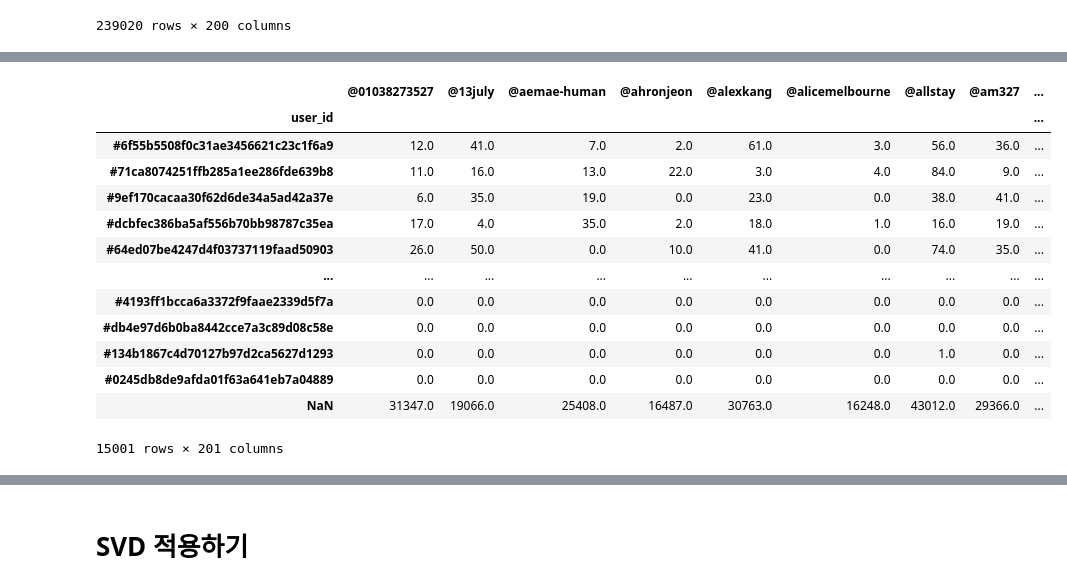
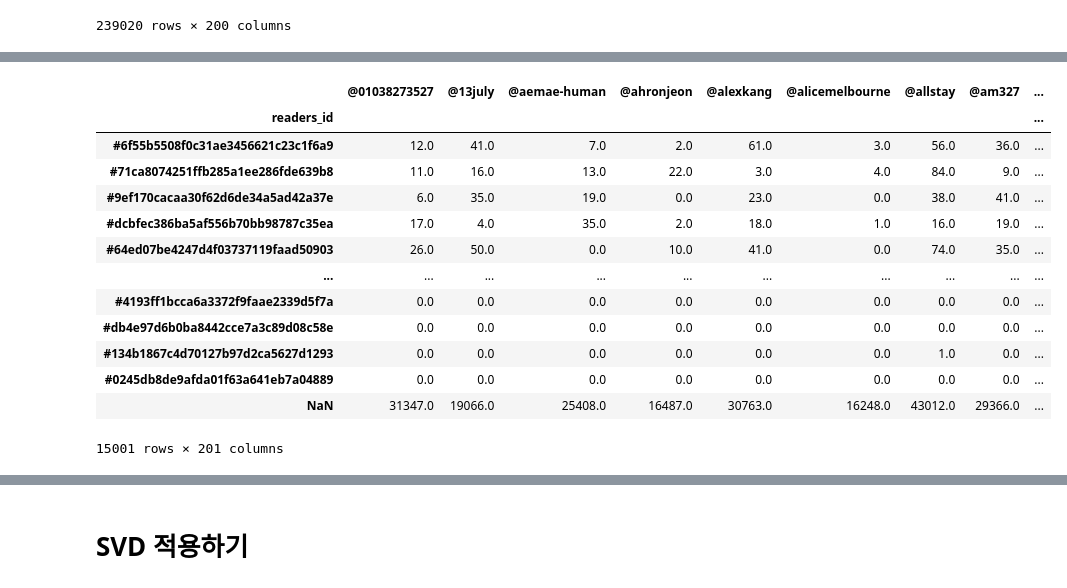
Before and after one commit to dss-14th/ml-repo-4, a Jupyter notebook: Brunch_recommendation_SVD.ipynb, the cells around one changed output, grey strips where cells are left out. Cells and saved outputs as stored; diff of their text form; code cells hidden in the pictures.

```diff
--- a/Brunch_recommendation_SVD.ipynb
+++ b/Brunch_recommendation_SVD.ipynb
@@ -299,6 +138,6 @@ user_id_df
 | 14999 | #0245db8de9afda01f63a641eb7a04889 | 24 |
 15000 rows × 2 columns
 # %%
-user_id_ls = user_id_df.drop('author_id', axis=1)
-user_id_ls
+readers_id_ls = user_id_df.drop('author_id', axis=1)
+readers_id_ls
 # %% [output]
@@ -335,7 +174,7 @@ Index(['dt', 'hr', 'user_id', 'article_id', 'article_number', 'author_id',
 # %% [markdown]
 ## 작가 * 독자 pivot 만들기
 # %%
-df_pivot = read_top_200.pivot_table(values='article_number', index=['user_id'], columns='author_id', aggfunc='count')
+df_pivot = read_top_200.pivot_table(values='article_number', index=['readers_id'], columns='author_id', aggfunc='count')
 # %%
 df2 = pd.concat([df_pivot, df_author], axis=0)
 # %%
@@ -358,6 +197,6 @@ df2
 df3 = pd.concat([df2, df_reader], axis=1)
 # %%
 df3.reset_index(inplace=True)
-df3.rename(columns={'index':'user_id'}, inplace=True)
+df3.rename(columns={'index':'readers_id'}, inplace=True)
 df3
 # %% [output]
@@ -376,17 +215,17 @@ df3
 239020 rows × 202 columns
 # %%
 # pivot table 만들기
-pivot_15000 = pd.merge(left=user_id_ls, right=df3, left_on='user_id', right_on='user_id', how='left')
+pivot_15000 = pd.merge(left=readers_id_ls, right=df3, left_on='readers_id', right_on='readers_id', how='left')
 # %%
 pivot_15000_fill = pivot_15000.fillna(0)
 # %%
 pivot_15000_fill = pd.concat([pivot_15000_fill, df_author], axis=0)
 # %%
-pivot_15000_fill.set_index('user_id', drop=True, inplace=True)
+pivot_15000_fill.set_index('readers_id', drop=True, inplace=True)
 pivot_15000_fill
 # %% [output]
 |  | @01038273527 | @13july | @aemae-human | @ahronjeon | @alexkang | @alicemelbourne | @allstay | @am327 | ... |
-| user_id |  |  |  |  |  |  |  |  | ... |
+| readers_id |  |  |  |  |  |  |  |  | ... |
 | #6f55b5508f0c31ae3456621c23c1f6a9 | 12.0 | 41.0 | 7.0 | 2.0 | 61.0 | 3.0 | 56.0 | 36.0 | ... |
 | #71ca8074251ffb285a1ee286fde639b8 | 11.0 | 16.0 | 13.0 | 22.0 | 3.0 | 4.0 | 84.0 | 9.0 | ... |
 | #9ef170cacaa30f62d6de34a5ad42a37e | 6.0 | 35.0 | 19.0 | 0.0 | 23.0 | 0.0 | 38.0 | 41.0 | ... |
```
Also changed, not shown: parts of 58 cells of this notebook, 1 other file.
